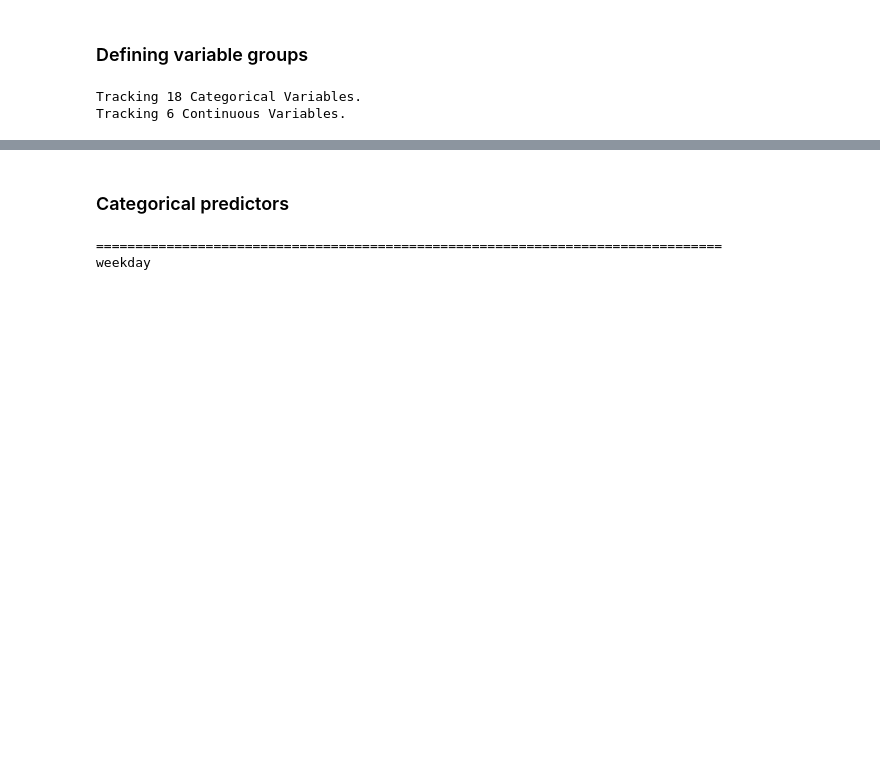
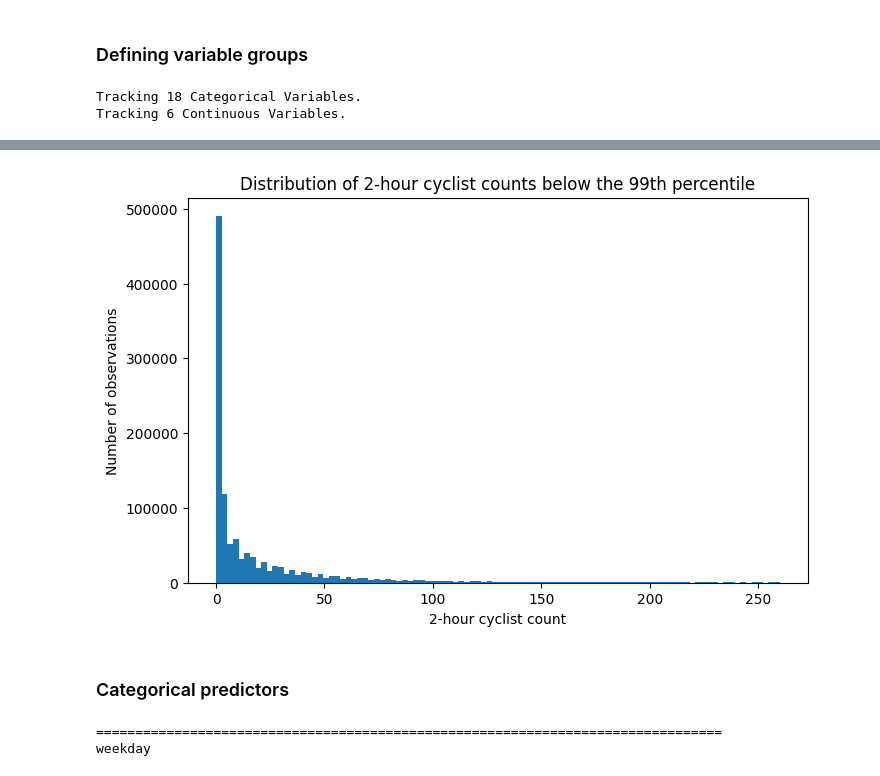
Before and after one commit to annasolodka/mda-cycling-traffic-analysis, a Jupyter notebook: notebooks/03_exploratory_data_analysis.ipynb, the cells around one changed output, grey strips where cells are left out. Cells and saved outputs as stored; diff of their text form; code cells hidden in the pictures; blank space fills up the shorter version.

```diff
--- a/notebooks/03_exploratory_data_analysis.ipynb
+++ b/notebooks/03_exploratory_data_analysis.ipynb
@@ -584,3 +626,20 @@ Tracking 6 Continuous Variables.
+# %%
+upper_limit = prediction_data["count_rescaled"].quantile(0.99)
+
+plt.figure(figsize=(8, 5))
+plt.hist(
+    prediction_data.loc[
+        prediction_data["count_rescaled"] <= upper_limit,
+        "count_rescaled"
+    ],
+    bins=100
+)
+plt.title("Distribution of 2-hour cyclist counts below the 99th percentile")
+plt.xlabel("2-hour cyclist count")
+plt.ylabel("Number of observations")
+plt.show()
+# %% [output]
+[figure, added]
 # %% [markdown]
 ### Categorical predictors
 # %%
```
Also changed, not shown: parts of 6 cells of this notebook.
